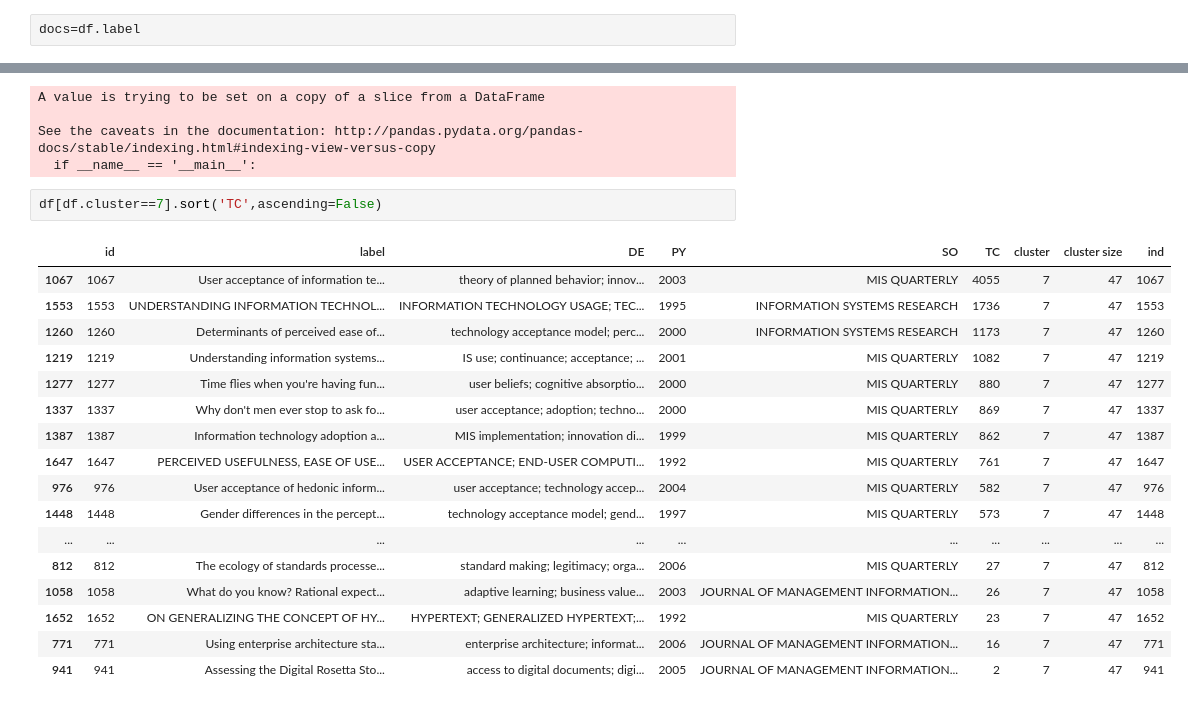
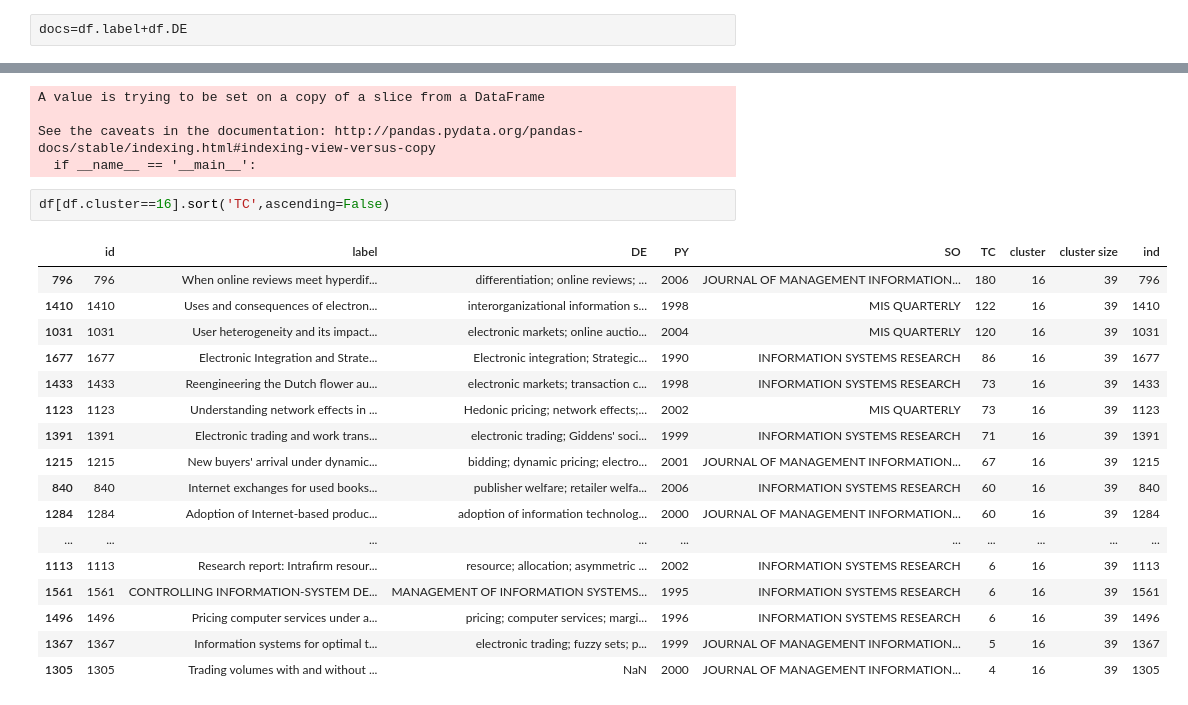
Before and after one commit to Moqri/KnowledgeMap, a Jupyter notebook: analysis/clustering.ipynb, the cells around one changed output, grey strips where cells are left out. Cells and saved outputs as stored; diff of their text form.

```diff
--- a/analysis/clustering.ipynb
+++ b/analysis/clustering.ipynb
@@ -78,7 +78,7 @@ Try using .loc[row_indexer,col_indexer] = value instead
 See the caveats in the documentation: http://pandas.pydata.org/pandas-docs/stable/indexing.html#indexing-view-versus-copy
   if __name__ == '__main__':
 # %%
-docs=df.label
+docs=df.label+df.DE
 # %%
 import re
 from nltk import stem
@@ -155,22 +155,22 @@ A value is trying to be set on a copy of a slice from a DataFrame
 See the caveats in the documentation: http://pandas.pydata.org/pandas-docs/stable/indexing.html#indexing-view-versus-copy
   if __name__ == '__main__':
 # %%
-df[df.cluster==7].sort('TC',ascending=False)
+df[df.cluster==16].sort('TC',ascending=False)
 # %% [output]
 |  | id | label | DE | PY | SO | TC | cluster | cluster size | ind |
-| 1067 | 1067 | User acceptance of information te... | theory of planned behavior; innov... | 2003 | MIS QUARTERLY | 4055 | 7 | 47 | 1067 |
-| 1553 | 1553 | UNDERSTANDING INFORMATION TECHNOL... | INFORMATION TECHNOLOGY USAGE; TEC... | 1995 | INFORMATION SYSTEMS RESEARCH | 1736 | 7 | 47 | 1553 |
-| 1260 | 1260 | Determinants of perceived ease of... | technology acceptance model; perc... | 2000 | INFORMATION SYSTEMS RESEARCH | 1173 | 7 | 47 | 1260 |
-| 1219 | 1219 | Understanding information systems... | IS use; continuance; acceptance; ... | 2001 | MIS QUARTERLY | 1082 | 7 | 47 | 1219 |
-| 1277 | 1277 | Time flies when you're having fun... | user beliefs; cognitive absorptio... | 2000 | MIS QUARTERLY | 880 | 7 | 47 | 1277 |
-| 1337 | 1337 | Why don't men ever stop to ask fo... | user acceptance; adoption; techno... | 2000 | MIS QUARTERLY | 869 | 7 | 47 | 1337 |
-| 1387 | 1387 | Information technology adoption a... | MIS implementation; innovation di... | 1999 | MIS QUARTERLY | 862 | 7 | 47 | 1387 |
-| 1647 | 1647 | PERCEIVED USEFULNESS, EASE OF USE... | USER ACCEPTANCE; END-USER COMPUTI... | 1992 | MIS QUARTERLY | 761 | 7 | 47 | 1647 |
-| 976 | 976 | User acceptance of hedonic inform... | user acceptance; technology accep... | 2004 | MIS QUARTERLY | 582 | 7 | 47 | 976 |
-| 1448 | 1448 | Gender differences in the percept... | technology acceptance model; gend... | 1997 | MIS QUARTERLY | 573 | 7 | 47 | 1448 |
+| 796 | 796 | When online reviews meet hyperdif... | differentiation; online reviews; ... | 2006 | JOURNAL OF MANAGEMENT INFORMATION... | 180 | 16 | 39 | 796 |
+| 1410 | 1410 | Uses and consequences of electron... | interorganizational information s... | 1998 | MIS QUARTERLY | 122 | 16 | 39 | 1410 |
+| 1031 | 1031 | User heterogeneity and its impact... | electronic markets; online auctio... | 2004 | MIS QUARTERLY | 120 | 16 | 39 | 1031 |
+| 1677 | 1677 | Electronic Integration and Strate... | Electronic integration; Strategic... | 1990 | INFORMATION SYSTEMS RESEARCH | 86 | 16 | 39 | 1677 |
+| 1433 | 1433 | Reengineering the Dutch flower au... | electronic markets; transaction c... | 1998 | INFORMATION SYSTEMS RESEARCH | 73 | 16 | 39 | 1433 |
+| 1123 | 1123 | Understanding network effects in ... | Hedonic pricing; network effects;... | 2002 | MIS QUARTERLY | 73 | 16 | 39 | 1123 |
+| 1391 | 1391 | Electronic trading and work trans... | electronic trading; Giddens' soci... | 1999 | INFORMATION SYSTEMS RESEARCH | 71 | 16 | 39 | 1391 |
+| 1215 | 1215 | New buyers' arrival under dynamic... | bidding; dynamic pricing; electro... | 2001 | JOURNAL OF MANAGEMENT INFORMATION... | 67 | 16 | 39 | 1215 |
+| 840 | 840 | Internet exchanges for used books... | publisher welfare; retailer welfa... | 2006 | INFORMATION SYSTEMS RESEARCH | 60 | 16 | 39 | 840 |
+| 1284 | 1284 | Adoption of Internet-based produc... | adoption of information technolog... | 2000 | JOURNAL OF MANAGEMENT INFORMATION... | 60 | 16 | 39 | 1284 |
 | ... | ... | ... | ... | ... | ... | ... | ... | ... | ... |
-| 812 | 812 | The ecology of standards processe... | standard making; legitimacy; orga... | 2006 | MIS QUARTERLY | 27 | 7 | 47 | 812 |
-| 1058 | 1058 | What do you know? Rational expect... | adaptive learning; business value... | 2003 | JOURNAL OF MANAGEMENT INFORMATION... | 26 | 7 | 47 | 1058 |
-| 1652 | 1652 | ON GENERALIZING THE CONCEPT OF HY... | HYPERTEXT; GENERALIZED HYPERTEXT;... | 1992 | MIS QUARTERLY | 23 | 7 | 47 | 1652 |
-| 771 | 771 | Using enterprise architecture sta... | enterprise architecture; informat... | 2006 | JOURNAL OF MANAGEMENT INFORMATION... | 16 | 7 | 47 | 771 |
-| 941 | 941 | Assessing the Digital Rosetta Sto... | access to digital documents; digi... | 2005 | JOURNAL OF MANAGEMENT INFORMATION... | 2 | 7 | 47 | 941 |
+| 1113 | 1113 | Research report: Intrafirm resour... | resource; allocation; asymmetric ... | 2002 | INFORMATION SYSTEMS RESEARCH | 6 | 16 | 39 | 1113 |
+| 1561 | 1561 | CONTROLLING INFORMATION-SYSTEM DE... | MANAGEMENT OF INFORMATION SYSTEMS... | 1995 | INFORMATION SYSTEMS RESEARCH | 6 | 16 | 39 | 1561 |
+| 1496 | 1496 | Pricing computer services under a... | pricing; computer services; margi... | 1996 | INFORMATION SYSTEMS RESEARCH | 6 | 16 | 39 | 1496 |
+| 1367 | 1367 | Information systems for optimal t... | electronic trading; fuzzy sets; p... | 1999 | JOURNAL OF MANAGEMENT INFORMATION... | 5 | 16 | 39 | 1367 |
+| 1305 | 1305 | Trading volumes with and without ... | NaN | 2000 | JOURNAL OF MANAGEMENT INFORMATION... | 4 | 16 | 39 | 1305 |
```
Also changed, not shown: parts of 2 cells of this notebook, 4 other files.
